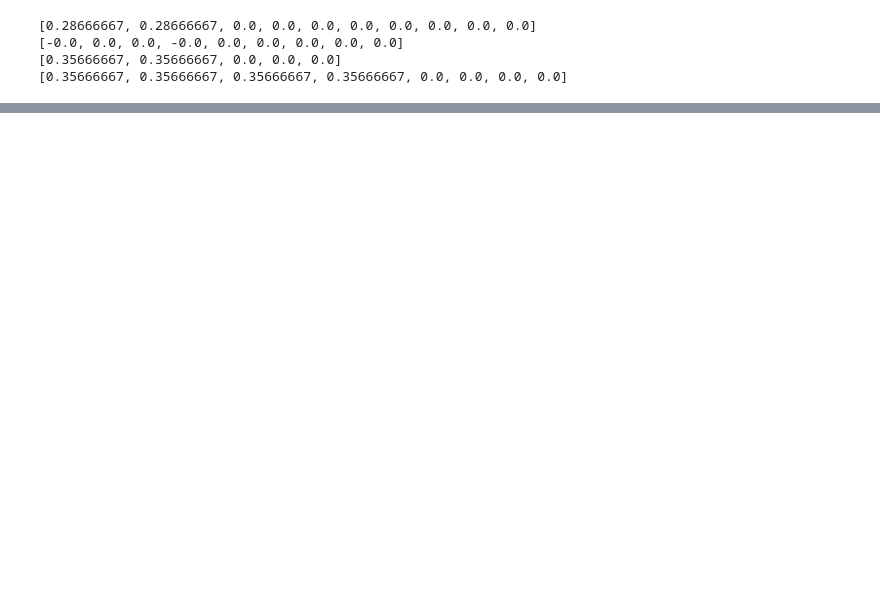
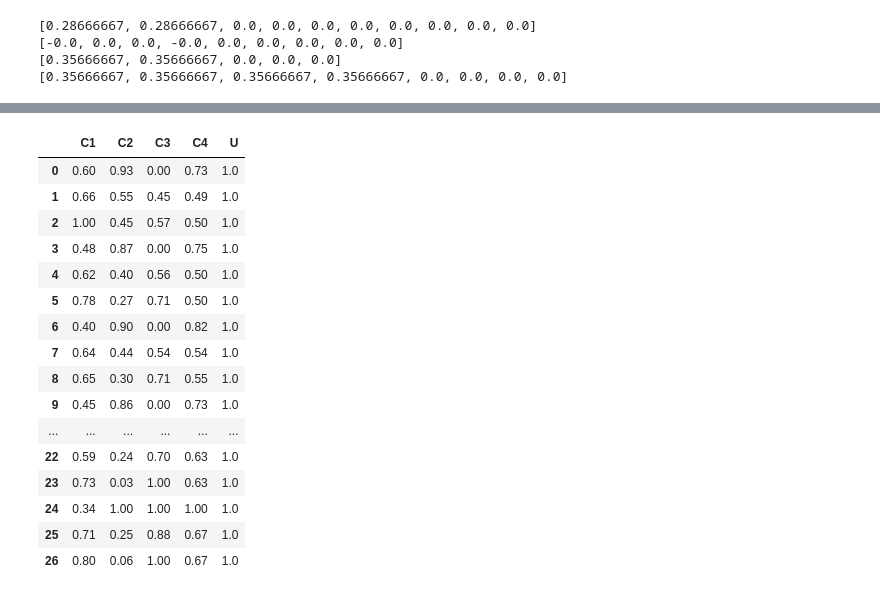
Before and after one commit to pshemke/projekt_ISWD_1, a Jupyter notebook: proj1.ipynb, the cells around one changed output, grey strips where cells are left out. Cells and saved outputs as stored; diff of their text form; code cells hidden in the pictures; blank space fills up the shorter version.

```diff
--- a/proj1.ipynb
+++ b/proj1.ipynb
@@ -223,3 +225,29 @@ print(f4_y)
 [-0.0, 0.0, 0.0, -0.0, 0.0, 0.0, 0.0, 0.0, 0.0]
 [0.35666667, 0.35666667, 0.0, 0.0, 0.0]
 [0.35666667, 0.35666667, 0.35666667, 0.35666667, 0.0, 0.0, 0.0, 0.0]
+# %%
+import numpy as np
+def uf1(c1):
+    if c1<=1:
+        return 0.25
+
+def uf2(c2):
+    if c2<=1:
+        return 0.25
+
+def uf3(c3):
+    if c3<=1:
+        return 0.25
+
+def uf4(c4):
+    if c4<=1:
+        return 0.25
+
+def uf(c1, c2, c3, c4):
+    return uf1(c1) + uf2(c2) + uf3(c3) + uf4(c4)
+
+x = np.arange(0, 1.01, 0.01)
+y1 = [uf1(c1) for c1 in x]
+y2 = [uf2(c2) for c2 in x]
+y3 = [uf3(c3) for c3 in x]
+y4 = [uf4(c4) for c4 in x]
@@ -225,0 +288,23 @@ print(f4_y)
+# %%
+df['U'] = df.apply(lambda row: uf(row['C1'], row['C2'], row['C3'], row['C4']), axis=1)
+df_sorted = df.sort_values('U', ascending=False)
+# %%
+df
+# %% [output]
+|  | C1 | C2 | C3 | C4 | U |
+| 0 | 0.60 | 0.93 | 0.00 | 0.73 | 1.0 |
+| 1 | 0.66 | 0.55 | 0.45 | 0.49 | 1.0 |
+| 2 | 1.00 | 0.45 | 0.57 | 0.50 | 1.0 |
+| 3 | 0.48 | 0.87 | 0.00 | 0.75 | 1.0 |
+| 4 | 0.62 | 0.40 | 0.56 | 0.50 | 1.0 |
+| 5 | 0.78 | 0.27 | 0.71 | 0.50 | 1.0 |
+| 6 | 0.40 | 0.90 | 0.00 | 0.82 | 1.0 |
+| 7 | 0.64 | 0.44 | 0.54 | 0.54 | 1.0 |
+| 8 | 0.65 | 0.30 | 0.71 | 0.55 | 1.0 |
+| 9 | 0.45 | 0.86 | 0.00 | 0.73 | 1.0 |
+| ... | ... | ... | ... | ... | ... |
+| 22 | 0.59 | 0.24 | 0.70 | 0.63 | 1.0 |
+| 23 | 0.73 | 0.03 | 1.00 | 0.63 | 1.0 |
+| 24 | 0.34 | 1.00 | 1.00 | 1.00 | 1.0 |
+| 25 | 0.71 | 0.25 | 0.88 | 0.67 | 1.0 |
+| 26 | 0.80 | 0.06 | 1.00 | 0.67 | 1.0 |
```
Also changed, not shown: parts of 3 cells of this notebook.
